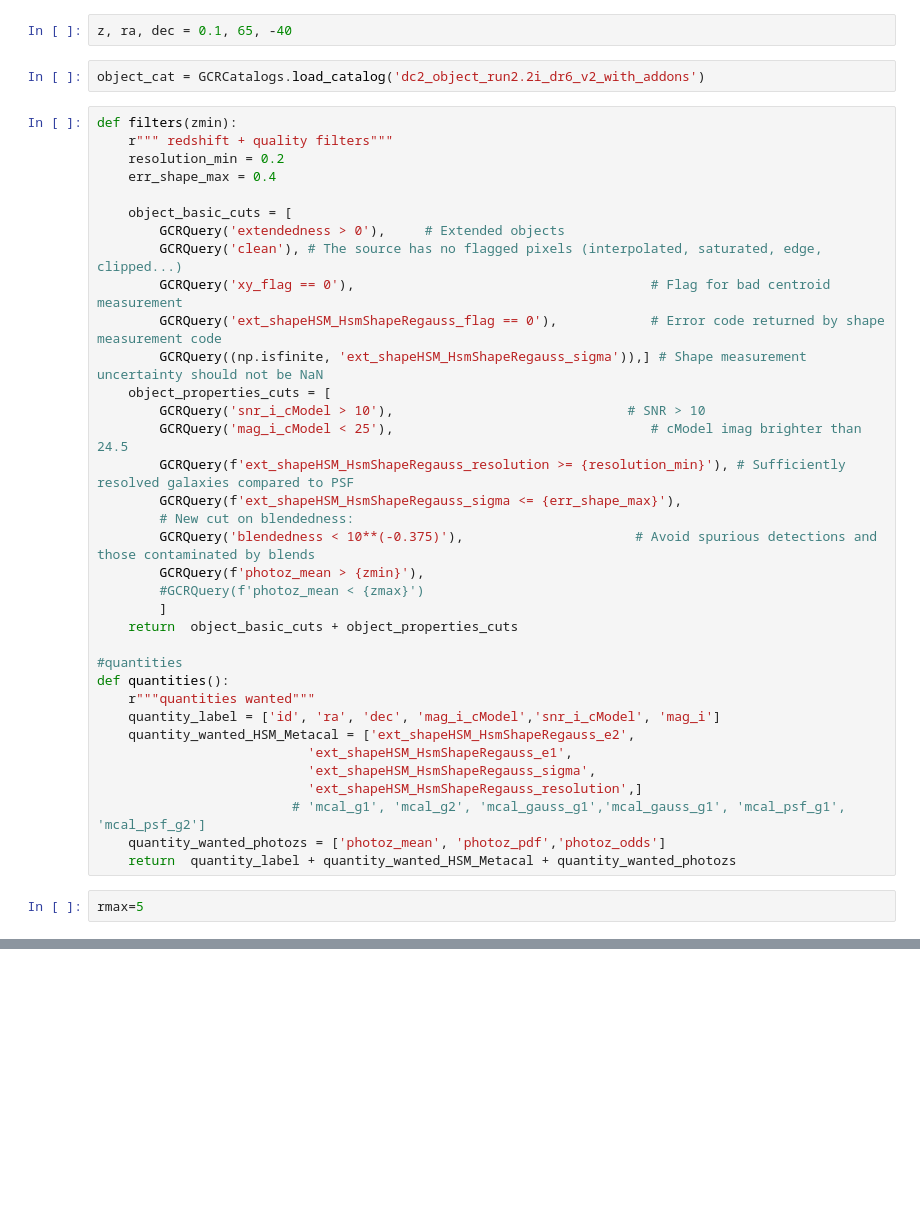
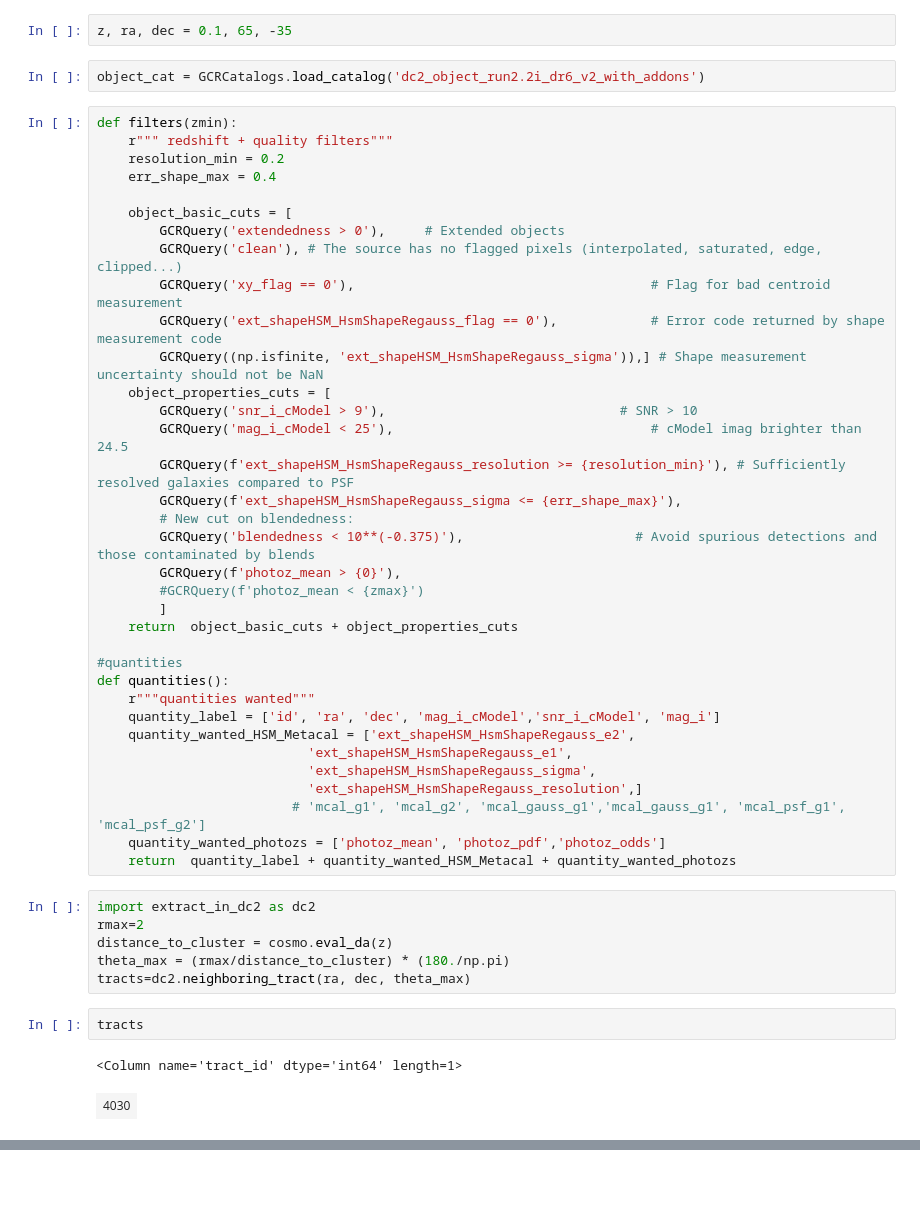
Before and after one commit to LSSTDESC/CLMassDC2, a Jupyter notebook: data/data_extraction/source_selection_dc2.ipynb, the cells around one changed output, grey strips where cells are left out. Drawn from its saved outputs; the diff is of its cells as text; blank space fills up the shorter version.

```diff
--- a/data/data_extraction/source_selection_dc2.ipynb
+++ b/data/data_extraction/source_selection_dc2.ipynb
@@ -44,7 +44,7 @@ def load(filename, **kwargs):
         return pickle.load(fin, **kwargs)
 tract_list = load('/pbs/throng/lsst/users/cpayerne/CLMassDC2/data/data_extraction/tract_dc2dr6_coord.pkl')
 # %%
-z, ra, dec = 0.1, 65, -40
+z, ra, dec = 0.1, 65, -35
 # %%
 object_cat = GCRCatalogs.load_catalog('dc2_object_run2.2i_dr6_v2_with_addons')
 # %%
@@ -60,13 +60,13 @@ def filters(zmin):
         GCRQuery('ext_shapeHSM_HsmShapeRegauss_flag == 0'),            # Error code returned by shape measurement code
         GCRQuery((np.isfinite, 'ext_shapeHSM_HsmShapeRegauss_sigma')),] # Shape measurement uncertainty should not be NaN
     object_properties_cuts = [
-        GCRQuery('snr_i_cModel > 10'),                              # SNR > 10
+        GCRQuery('snr_i_cModel > 9'),                              # SNR > 10
         GCRQuery('mag_i_cModel < 25'),                                 # cModel imag brighter than 24.5
         GCRQuery(f'ext_shapeHSM_HsmShapeRegauss_resolution >= {resolution_min}'), # Sufficiently resolved galaxies compared to PSF
         GCRQuery(f'ext_shapeHSM_HsmShapeRegauss_sigma <= {err_shape_max}'),
         # New cut on blendedness:
         GCRQuery('blendedness < 10**(-0.375)'),                      # Avoid spurious detections and those contaminated by blends
-        GCRQuery(f'photoz_mean > {zmin}'),
+        GCRQuery(f'photoz_mean > {0}'),
         #GCRQuery(f'photoz_mean < {zmax}')
         ]
     return  object_basic_cuts + object_properties_cuts
@@ -83,5 +83,14 @@ def quantities():
     quantity_wanted_photozs = ['photoz_mean', 'photoz_pdf','photoz_odds']
     return  quantity_label + quantity_wanted_HSM_Metacal + quantity_wanted_photozs
 # %%
-rmax=5
+import extract_in_dc2 as dc2
+rmax=2
+distance_to_cluster = cosmo.eval_da(z)
+theta_max = (rmax/distance_to_cluster) * (180./np.pi)
+tracts=dc2.neighboring_tract(ra, dec, theta_max)
+# %%
+tracts
+# %% [output]
+<Column name='tract_id' dtype='int64' length=1>
+| 4030 |
 # %%
```
Also changed, not shown: parts of 8 cells of this notebook, 20 other files.
